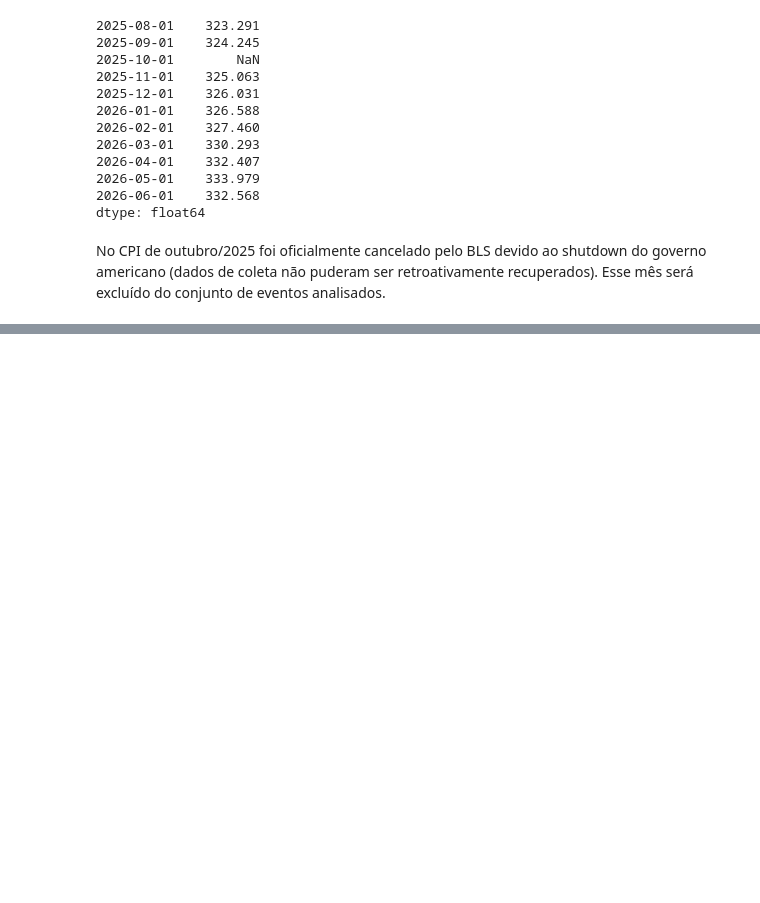
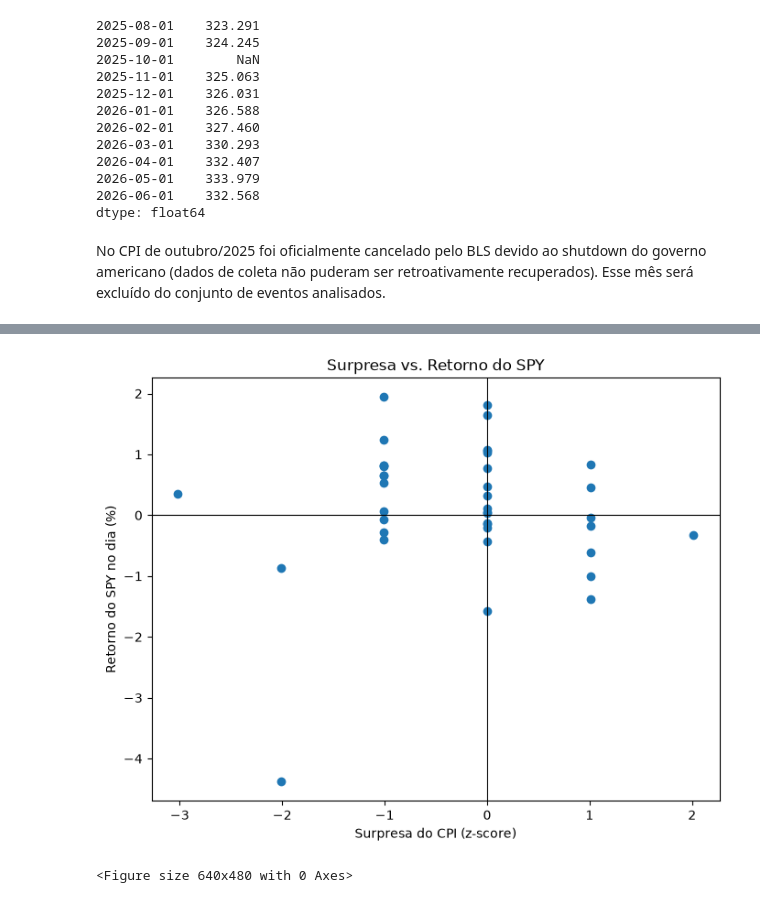
Before and after one commit to juliaciminelli/faro, a Jupyter notebook: notebooks/02_macro.ipynb, the cells around one changed output, grey strips where cells are left out. Cells and saved outputs as stored; diff of their text form; code cells hidden in the pictures; blank space fills up the shorter version.

```diff
--- a/notebooks/02_macro.ipynb
+++ b/notebooks/02_macro.ipynb
@@ -97,0 +137,10 @@ print(eventos)
+# %%
+import pandas as pd
+
+eventos = pd.read_csv("C:\Desafio QuantAI/data/eventos.csv")
+spy = pd.read_csv("C:\Desafio QuantAI/data/spy_precos.csv")
+
+cruzado = eventos.merge(spy, on="data", how="left")
+print(cruzado[["data", "surpresa_zscore", "retorno_pct"]])
+
+cruzado.to_csv("C:\Desafio QuantAI/data/eventos_com_retorno.csv", index=False)
@@ -97,0 +174,16 @@ print(eventos)
+# %%
+import matplotlib.pyplot as plt
+
+plt.figure(figsize=(8, 6))
+plt.scatter(cruzado["surpresa_zscore"], cruzado["retorno_pct"])
+plt.axhline(0, color="black", linewidth=0.8)
+plt.axvline(0, color="black", linewidth=0.8)
+plt.xlabel("Surpresa do CPI (z-score)")
+plt.ylabel("Retorno do SPY no dia (%)")
+plt.title("Surpresa vs. Retorno do SPY")
+plt.show()
+
+plt.savefig("../data/surpresa_vs_retorno.png")
+# %% [output]
+[figure, added]
+<Figure size 640x480 with 0 Axes>
```
Also changed, not shown: parts of 6 cells of this notebook, 4 other files.
